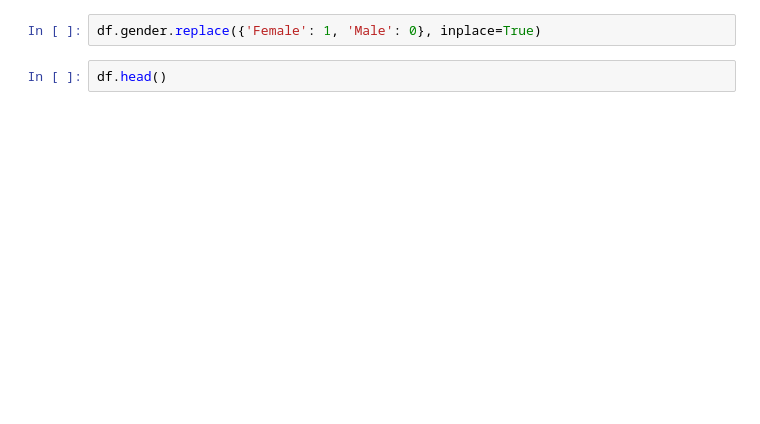
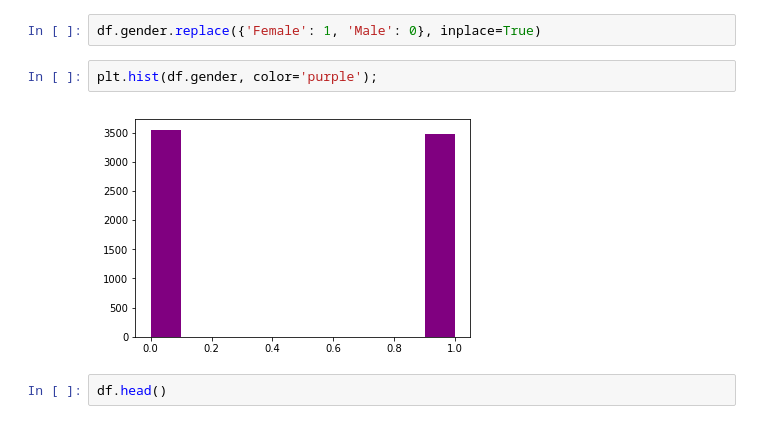
Before and after one commit to steeznation16/hackathon-jan-2019-clf, a Jupyter notebook: The-Great-Hackathon-of-January-2019.ipynb, the cells around one changed output. Saved outputs shown, nothing was run; the diff lists cells and outputs as text; blank space fills up the shorter version.

```diff
--- a/The-Great-Hackathon-of-January-2019.ipynb
+++ b/The-Great-Hackathon-of-January-2019.ipynb
@@ -168,6 +198,10 @@ df.head()
 | 4 | Female | 0 | 0 | 0 | 2 | 1 | No | Fiber optic | ... |
 # %%
 df.gender.replace({'Female': 1, 'Male': 0}, inplace=True)
+# %%
+plt.hist(df.gender, color='purple');
+# %% [output]
+[figure, added]
 # %%
 df.head()
 # %% [output]
```
Also changed, not shown: parts of 65 cells of this notebook.
